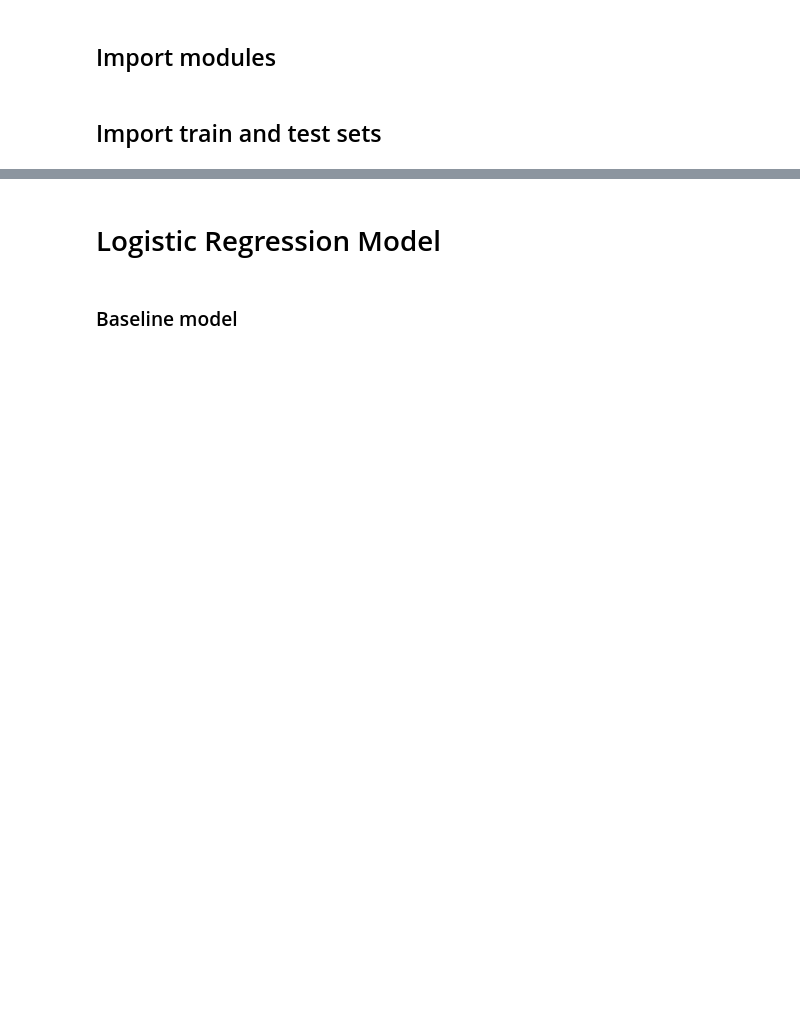
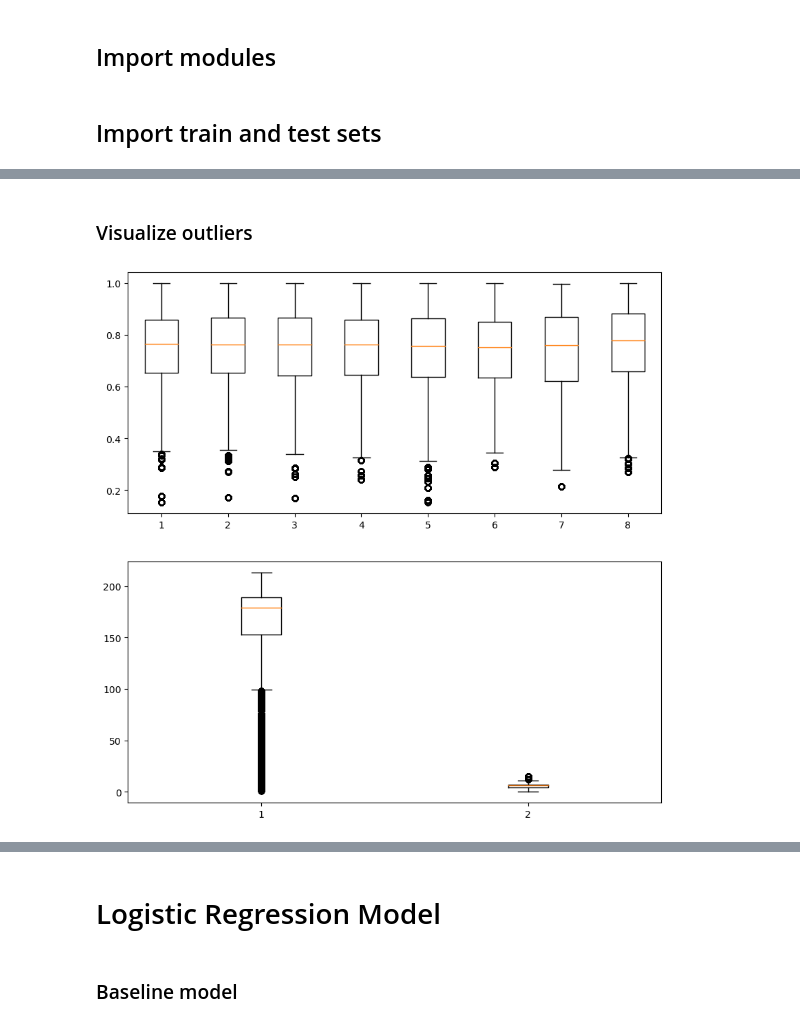
Before and after one commit to kyleanthonyr/Predicting-Employee-Attrition, a Jupyter notebook: notebooks/04-kar-modeling.ipynb, the cells around one changed output, grey strips where cells are left out. Saved outputs shown, nothing was run; the diff lists cells and outputs as text; code cells hidden in the pictures; blank space fills up the shorter version.

```diff
--- a/notebooks/04-kar-modeling.ipynb
+++ b/notebooks/04-kar-modeling.ipynb
@@ -41,0 +136,12 @@ X_test.head()
+# %% [markdown]
+### Visualize outliers
+# %%
+outlier_feat=['sub_health_h', 'sub_commitment_h', 'sub_perceptiveness_h', 'sub_dexterity_h', \
+             'sub_sociality_h', 'sub_goodness_h', 'sub_strength_h', 'sub_openmindedness_h']
+# %%
+fig, (ax1, ax2) = plt.subplots(2,1, figsize=(10,10))
+ax1.boxplot(X_train[outlier_feat])
+ax2.boxplot(X_train[['Num Underrecorded Efficacy', 'Num Mismatched Events']])
+plt.show()
+# %% [output]
+[figure, added]
```
Also changed, not shown: parts of 45 cells of this notebook.
